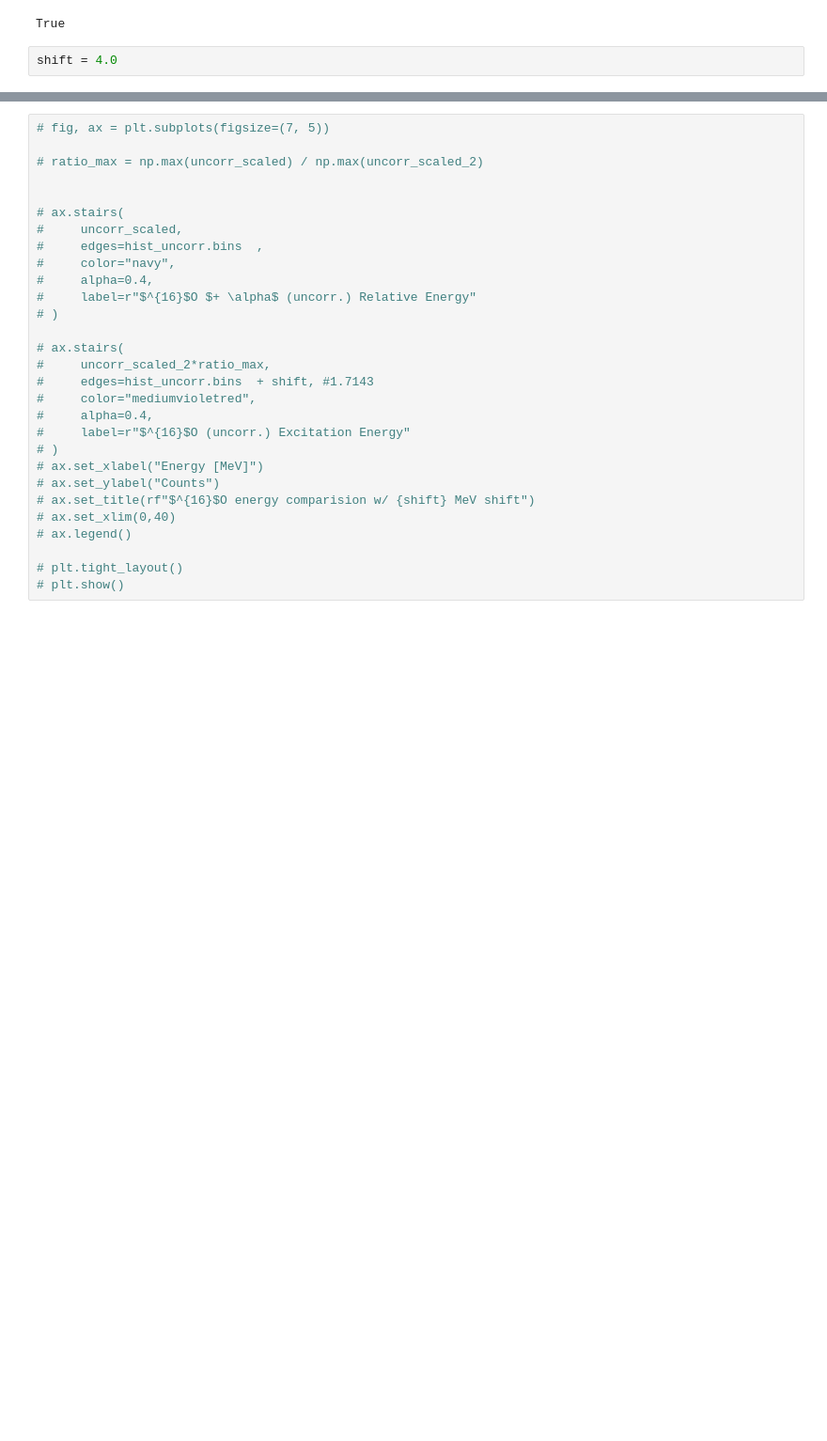
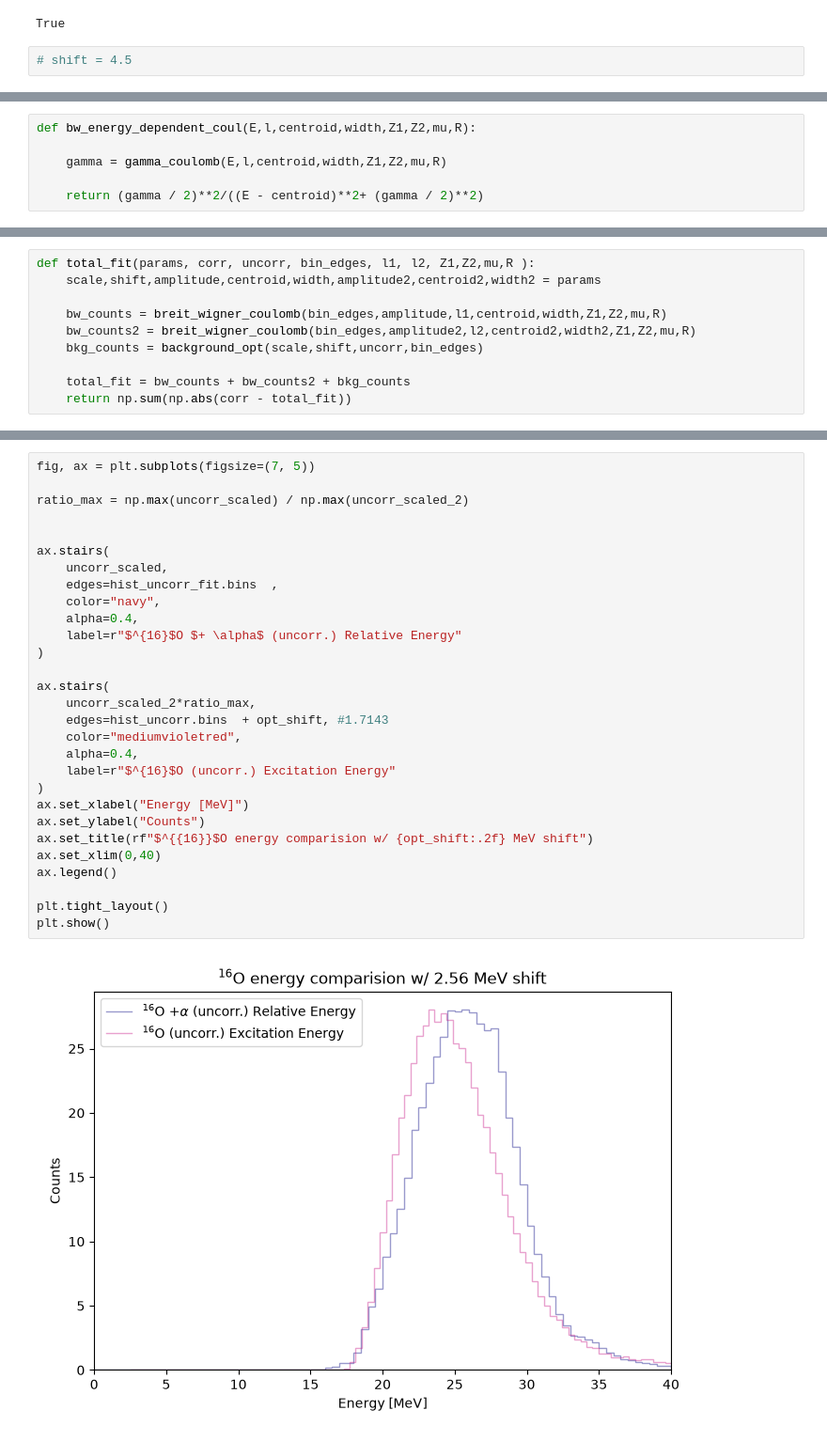
Before and after one commit to singhp99/spyral_notebooks, a Jupyter notebook: event_mixing_16O.ipynb, the cells around one changed output, grey strips where cells are left out. Shown at 94% size. Drawn from its saved outputs; the diff is of its cells as text; blank space fills up the shorter version.

```diff
--- a/event_mixing_16O.ipynb
+++ b/event_mixing_16O.ipynb
@@ -1235,5 +1238,5 @@ Number of valid events: 307
 Number of mixed events: 99999
 True
 # %%
-shift = 4.0
+# shift = 4.5
 # %%
@@ -1243,0 +1339,6 @@ def breit_wigner_1(x0,gamma,)
+# %%
+def bw_energy_dependent_coul(E,l,centroid,width,Z1,Z2,mu,R):
+
+    gamma = gamma_coulomb(E,l,centroid,width,Z1,Z2,mu,R)
+
+    return (gamma / 2)**2/((E - centroid)**2+ (gamma / 2)**2)
@@ -1244,3 +1357,13 @@ def breit_wigner_1(x0,gamma,)
+# %%
+def total_fit(params, corr, uncorr, bin_edges, l1, l2, Z1,Z2,mu,R ):
+    scale,shift,amplitude,centroid,width,amplitude2,centroid2,width2 = params
+
+    bw_counts = breit_wigner_coulomb(bin_edges,amplitude,l1,centroid,width,Z1,Z2,mu,R)
+    bw_counts2 = breit_wigner_coulomb(bin_edges,amplitude2,l2,centroid2,width2,Z1,Z2,mu,R)
+    bkg_counts = background_opt(scale,shift,uncorr,bin_edges)
+
+    total_fit = bw_counts + bw_counts2 + bkg_counts
+    return np.sum(np.abs(corr - total_fit))
 # %%
 hist_corr = grammer.get_hist1d("ex_16o_correlated")
 hist_uncorr = grammer.get_hist1d("ex_16o_uncorrelated")
@@ -1347,29 +1554,31 @@ Scaling factor: 0.02152844705991355
 # %%
-# fig, ax = plt.subplots(figsize=(7, 5))
+fig, ax = plt.subplots(figsize=(7, 5))
 
-# ratio_max = np.max(uncorr_scaled) / np.max(uncorr_scaled_2)
+ratio_max = np.max(uncorr_scaled) / np.max(uncorr_scaled_2)
 
 
-# ax.stairs(
-#     uncorr_scaled,
-#     edges=hist_uncorr.bins  ,
-#     color="navy",
-#     alpha=0.4,
-#     label=r"$^{16}$O $+ \alpha$ (uncorr.) Relative Energy"
-# )
+ax.stairs(
+    uncorr_scaled,
+    edges=hist_uncorr_fit.bins  ,
+    color="navy",
+    alpha=0.4,
+    label=r"$^{16}$O $+ \alpha$ (uncorr.) Relative Energy"
+)
 
-# ax.stairs(
-#     uncorr_scaled_2*ratio_max,
-#     edges=hist_uncorr.bins  + shift, #1.7143
-#     color="mediumvioletred",
-#     alpha=0.4,
-#     label=r"$^{16}$O (uncorr.) Excitation Energy"
-# )
-# ax.set_xlabel("Energy [MeV]")
-# ax.set_ylabel("Counts")
-# ax.set_title(rf"$^{16}$O energy comparision w/ {shift} MeV shift")
-# ax.set_xlim(0,40)
-# ax.legend()
+ax.stairs(
+    uncorr_scaled_2*ratio_max,
+    edges=hist_uncorr.bins  + opt_shift, #1.7143
+    color="mediumvioletred",
+    alpha=0.4,
+    label=r"$^{16}$O (uncorr.) Excitation Energy"
+)
+ax.set_xlabel("Energy [MeV]")
+ax.set_ylabel("Counts")
+ax.set_title(rf"$^{{16}}$O energy comparision w/ {opt_shift:.2f} MeV shift")
+ax.set_xlim(0,40)
+ax.legend()
 
-# plt.tight_layout()
-# plt.show()
+plt.tight_layout()
+plt.show()
+# %% [output]
+[figure, added]
```
Also changed, not shown: parts of 13 cells of this notebook, 1 other file.
